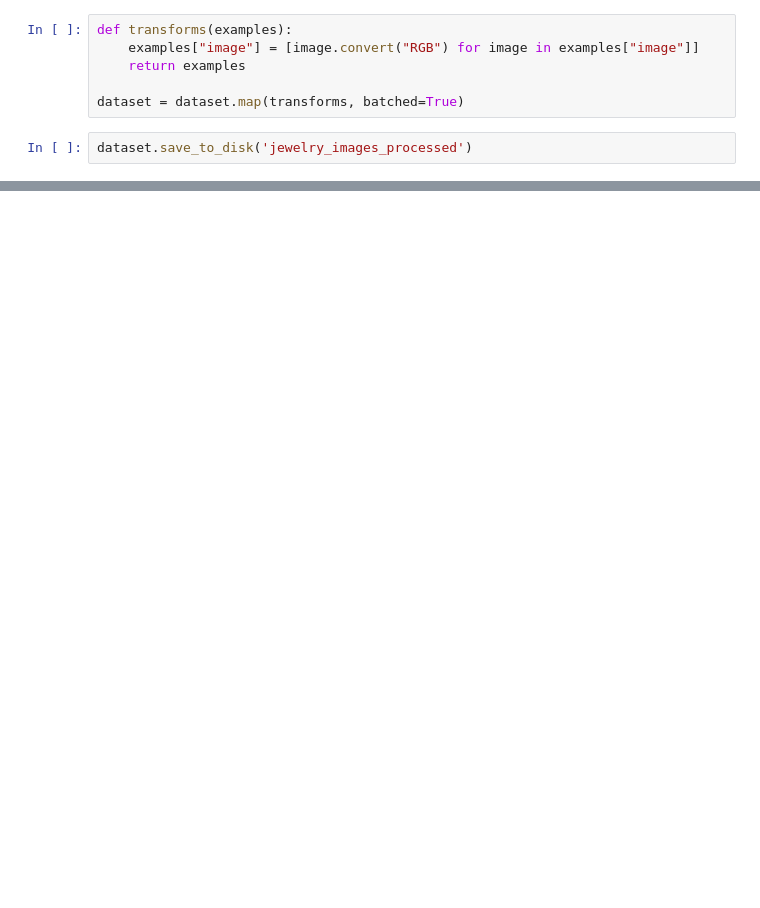
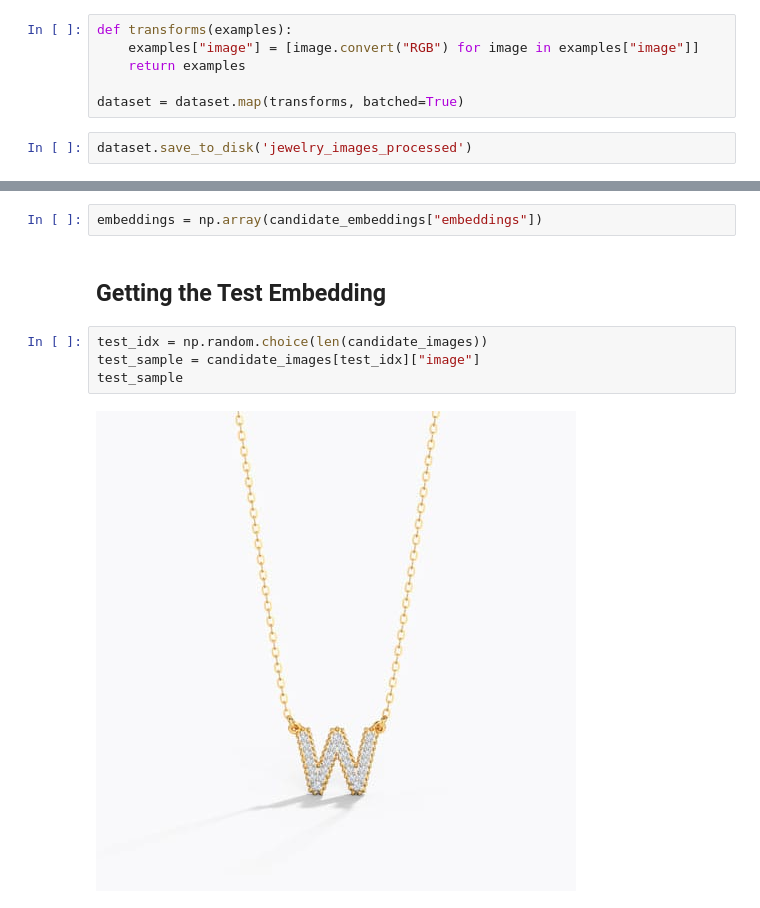
Before and after one commit to raagzz/jewelry-design-pattern-identification, a Jupyter notebook: similarity_search.ipynb, the cells around one changed output, grey strips where cells are left out. Drawn from its saved outputs; the diff is of its cells as text; blank space fills up the shorter version.

```diff
--- a/similarity_search.ipynb
+++ b/similarity_search.ipynb
@@ -174,0 +99,10 @@ plot_images(images, labels)
+# %%
+embeddings = np.array(candidate_embeddings["embeddings"])
+# %% [markdown]
+## Getting the Test Embedding
+# %%
+test_idx = np.random.choice(len(candidate_images))
+test_sample = candidate_images[test_idx]["image"]
+test_sample
+# %% [output]
+[figure, added]
```
Also changed, not shown: parts of 55 cells of this notebook.
